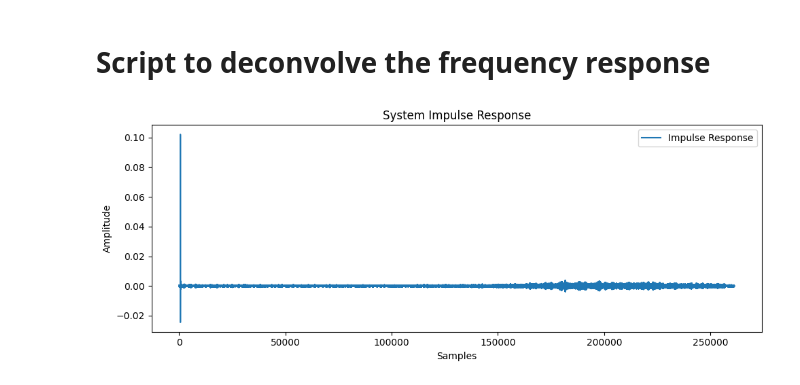
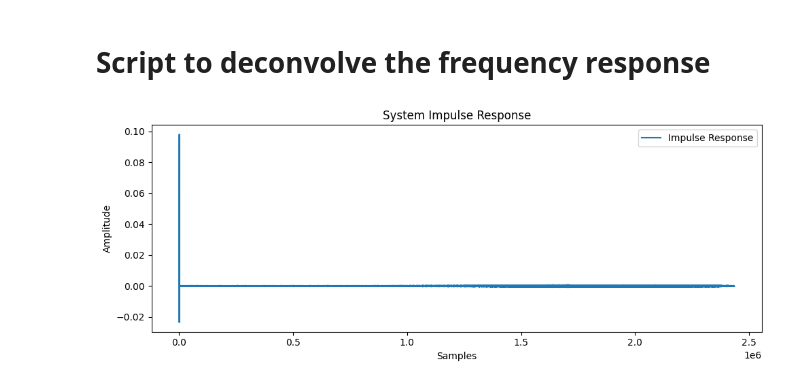
Before and after one commit to moewe-audio/master-thesis-project, a Jupyter notebook: measurements/frequency_response/01-deconvolve-response.ipynb, the cells around one changed output. Saved outputs shown, nothing was run; the diff lists cells and outputs as text; code cells hidden in the pictures.

```diff
--- a/measurements/frequency_response/01-deconvolve-response.ipynb
+++ b/measurements/frequency_response/01-deconvolve-response.ipynb
@@ -7,7 +7,7 @@ import scipy.signal as signal
 import matplotlib.pyplot as plt
 
 # Filenames for the chirp (input) and the system response (output)
-mes_no = "13"
+mes_no = "v2_1"
 chirp_filename = f"recordings/sweep{mes_no}.wav"
 response_filename = f"recordings/response{mes_no}.wav"
 
@@ -29,31 +29,31 @@ chirp = np.pad(chirp, (0, n - len(chirp)))
 response = np.pad(response, (0, n - len(response)))
 
 # Compute the FFTs
 chirp_fft = np.fft.fft(chirp)
 response_fft = np.fft.fft(response)
 
 # Regularization: add a small epsilon to avoid division by zero
 epsilon = 1e-10
 chirp_fft_regularized = chirp_fft + epsilon
 
 # Frequency-domain deconvolution
 H_fft = response_fft / chirp_fft_regularized
 
 # Compute the impulse response using inverse FFT
 impulse_response = np.fft.ifft(H_fft).real
 
 # Save the impulse response to a new WAV file (scaling to int16 range if desired)
 impulse_response_normalized = impulse_response / np.max(np.abs(impulse_response))
 wav.write(f"deconv_responses/IR_{mes_no}.wav", fs_chirp, np.int16(impulse_response_normalized * 32767))
 
 # Plot the impulse response
 plt.figure(figsize=(10, 4))
 plt.plot(impulse_response, label='Impulse Response')
 plt.title('System Impulse Response')
 plt.xlabel('Samples')
 plt.ylabel('Amplitude')
 plt.legend()
 plt.tight_layout()
 plt.show()
 # %% [output]
-[figure, old version]
+[figure, new version]
```
Also changed, not shown: 10 other files.
